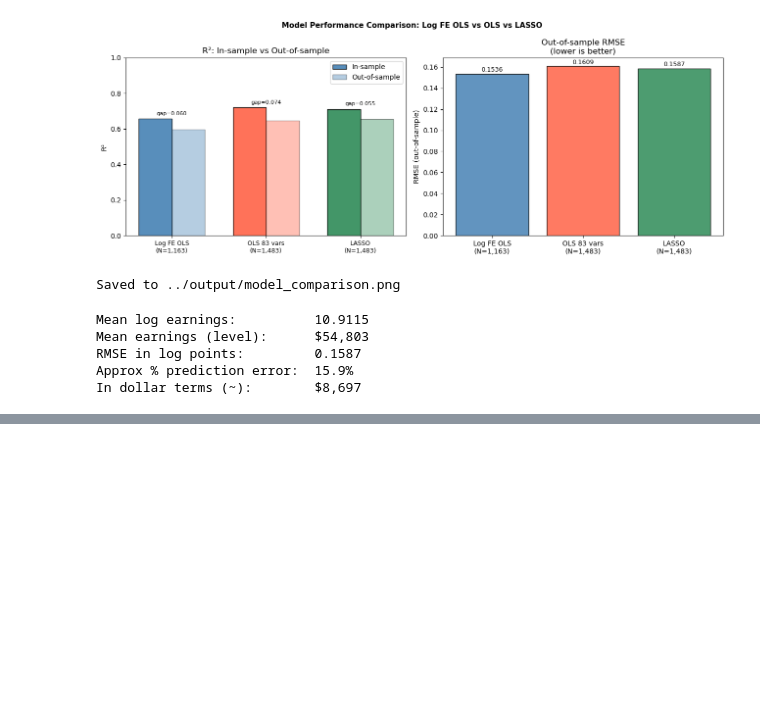
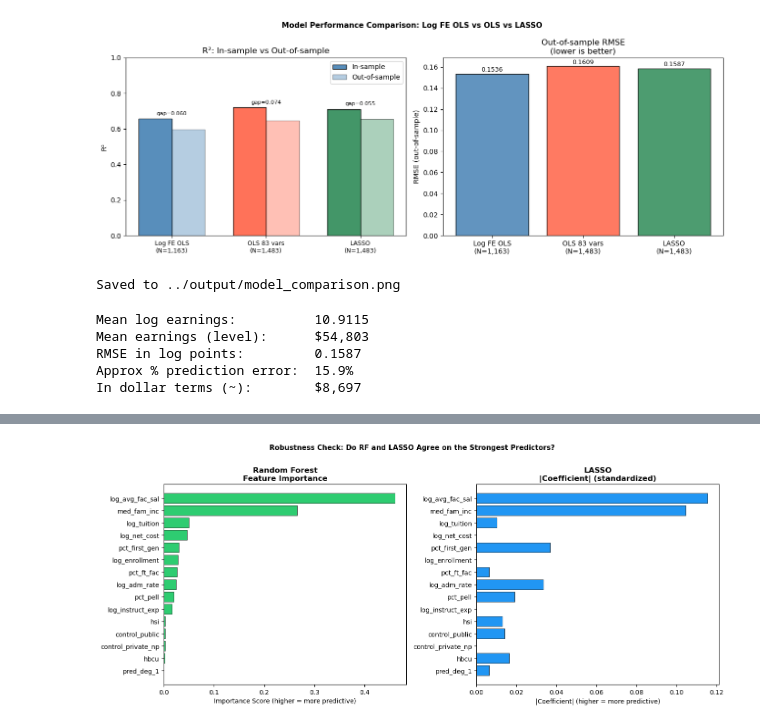
Before and after one commit to saird1/EC34-final-project, a Jupyter notebook: src/lasso.ipynb, the cells around one changed output, grey strips where cells are left out. Cells and saved outputs as stored; diff of their text form; code cells hidden in the pictures; blank space fills up the shorter version.

Commit message:
Random Forest Check

```diff
--- a/src/lasso.ipynb
+++ b/src/lasso.ipynb
@@ -498,0 +501,88 @@ In dollar terms (~):        $8,697
+# %%
+from sklearn.ensemble import RandomForestRegressor
+from sklearn.linear_model import Lasso
+from sklearn.model_selection import train_test_split
+from sklearn.metrics import r2_score, mean_squared_error
+import matplotlib.pyplot as plt
+import numpy as np
+import pandas as pd
+
+X_train, X_test, y_train, y_test = train_test_split(
+    X_scaled, y_lasso, test_size=0.2, random_state=42
+)
+
+rf = RandomForestRegressor(
+    n_estimators=500,
+    max_depth=None,
+    min_samples_leaf=5,
+    random_state=42,
+    n_jobs=-1
+)
+rf.fit(X_train, y_train)
+
+rf_r2_in  = rf.score(X_train, y_train)
+rf_r2_out = rf.score(X_test,  y_test)
+rf_rmse   = np.sqrt(mean_squared_error(y_test, rf.predict(X_test)))
+
+print(f"RF R² in-sample:     {rf_r2_in:.4f}")
+print(f"RF R² out-of-sample: {rf_r2_out:.4f}")
+print(f"RF RMSE (test):      {rf_rmse:.4f}")
+print(f"RF overfitting gap:  {rf_r2_in - rf_r2_out:.4f}")
+
+focus_vars = [
+    'log_adm_rate', 'log_tuition', 'log_net_cost', 'log_instruct_exp',
+    'log_avg_fac_sal', 'log_enrollment', 'pct_pell', 'pct_ft_fac',
+    'med_fam_inc', 'pct_first_gen', 'hbcu', 'hsi',
+    'control_private_np', 'control_public', 'pred_deg_1'
+]
+
+focus_idx   = [list(X_lasso.columns).index(v) for v in focus_vars if v in X_lasso.columns]
+focus_names = [X_lasso.columns[i] for i in focus_idx]
+
+rf_importance = pd.DataFrame({
+    'variable':     focus_names,
+    'rf_importance': rf.feature_importances_[focus_idx]
+}).sort_values('rf_importance', ascending=True)
+
+lasso_abs = pd.DataFrame({
+    'variable':  coef_df['variable'],
+    'lasso_abs': coef_df['lasso_coef'].abs()
+})
+lasso_abs = lasso_abs[lasso_abs['variable'].isin(focus_vars)]
+
+compare = rf_importance.merge(lasso_abs, on='variable')
+compare = compare.sort_values('rf_importance', ascending=True)
+
+fig, axes = plt.subplots(1, 2, figsize=(14, 6))
+
+colors_rf = ['#2ecc71' for v in compare['rf_importance']]
+axes[0].barh(compare['variable'], compare['rf_importance'],
+             color=colors_rf, edgecolor='black', linewidth=0.5)
+axes[0].set_title('Random Forest\nFeature Importance', fontweight='bold')
+axes[0].set_xlabel('Importance Score (higher = more predictive)')
+
+colors_lasso = ['#2196F3' if v != 0 else '#cccccc' for v in compare['lasso_abs']]
+axes[1].barh(compare['variable'], compare['lasso_abs'],
+             color=colors_lasso, edgecolor='black', linewidth=0.5)
+axes[1].set_title('LASSO\n|Coefficient| (standardized)', fontweight='bold')
+axes[1].set_xlabel('|Coefficient| (higher = more predictive)')
+
+plt.suptitle('Robustness Check: Do RF and LASSO Agree on the Strongest Predictors?\n',
+             fontweight='bold', fontsize=11)
+plt.tight_layout()
+plt.savefig('../output/rf_vs_lasso.png', dpi=150, bbox_inches='tight')
+plt.show()
+print("Saved to ../output/rf_vs_lasso.png")
+
+compare_ranked = compare.copy()
+compare_ranked['rf_rank']    = compare_ranked['rf_importance'].rank(ascending=False).astype(int)
+compare_ranked['lasso_rank'] = compare_ranked['lasso_abs'].rank(ascending=False).astype(int)
+compare_ranked = compare_ranked.sort_values('rf_rank')
+
+print("\n" + "="*55)
+print(f"{'Variable':<25} {'RF Rank':>8} {'LASSO Rank':>10}")
+print("="*55)
+for _, row in compare_ranked.iterrows():
+    print(f"{row['variable']:<25} {row['rf_rank']:>8} {row['lasso_rank']:>10}")
+print("="*55)
+# %% [output]
@@ -498,0 +593 @@ In dollar terms (~):        $8,697
+[figure, added]
```
Also changed, not shown: parts of 2 cells of this notebook, 1 other file.
